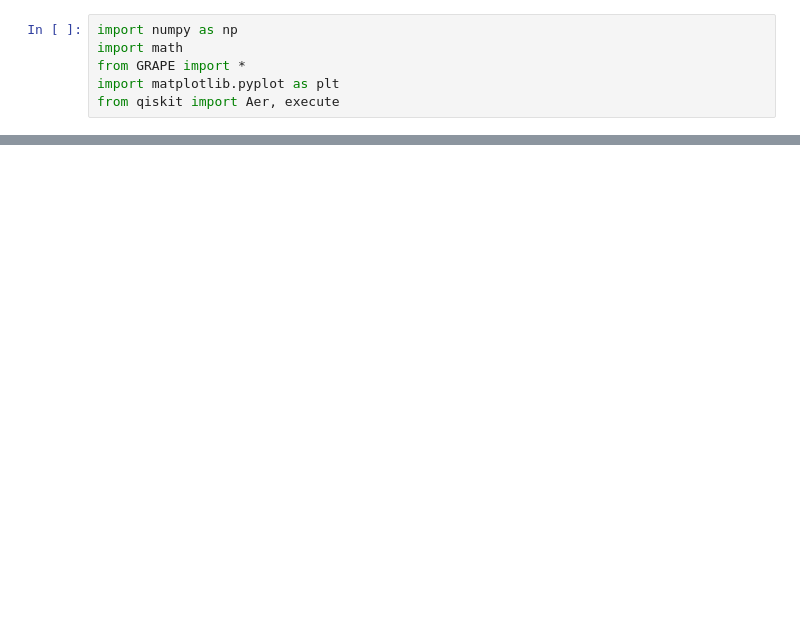
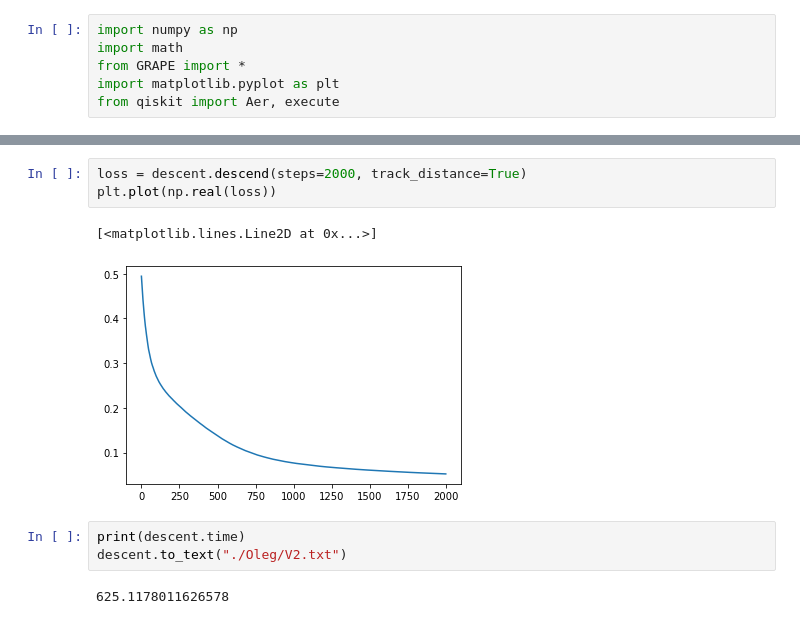
Before and after one commit to BlackSamorez/GRAPE, a Jupyter notebook: testing ground.ipynb, the cells around one changed output, grey strips where cells are left out. Saved outputs shown, nothing was run; the diff lists cells and outputs as text; blank space fills up the shorter version.

Commit message:
Gates for oleg - the beginning

```diff
--- a/testing ground.ipynb
+++ b/testing ground.ipynb
@@ -128,0 +92,11 @@ test.to_text(filename="test")
+# %%
+loss = descent.descend(steps=2000, track_distance=True)
+plt.plot(np.real(loss))
+# %% [output]
+[<matplotlib.lines.Line2D at 0x...>]
+[figure, added]
+# %%
+print(descent.time)
+descent.to_text("./Oleg/V2.txt")
+# %% [output]
+625.1178011626578
```
Also changed, not shown: parts of 5 cells of this notebook, 6 other files.
